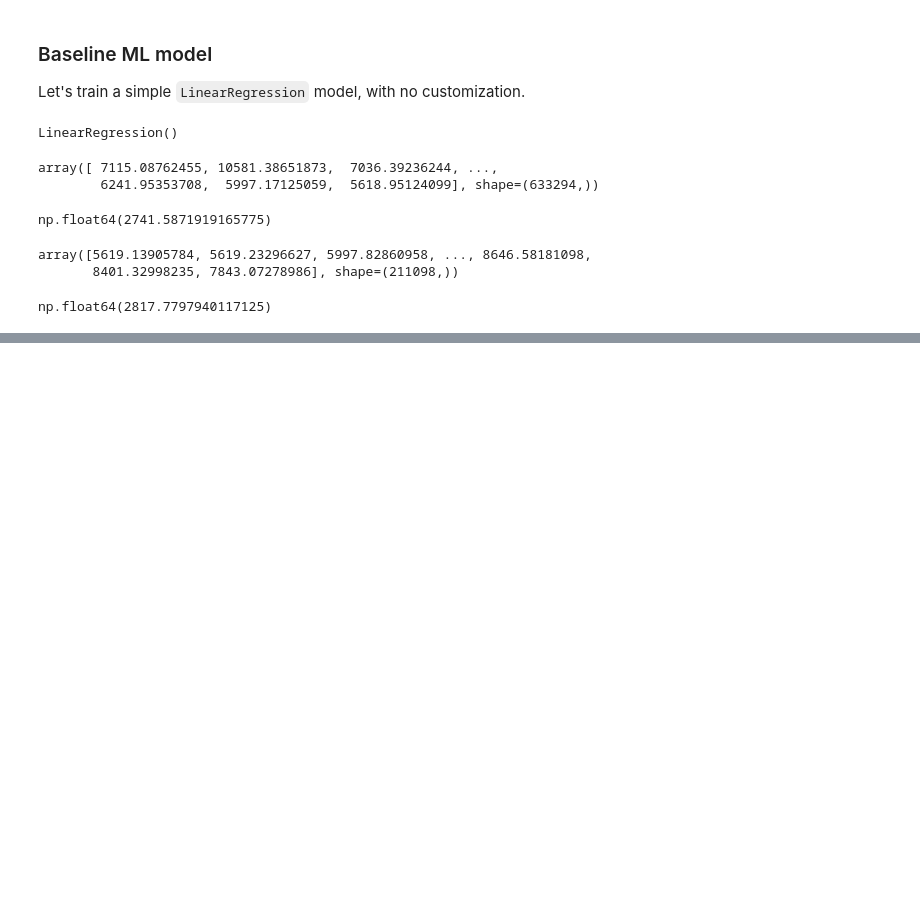
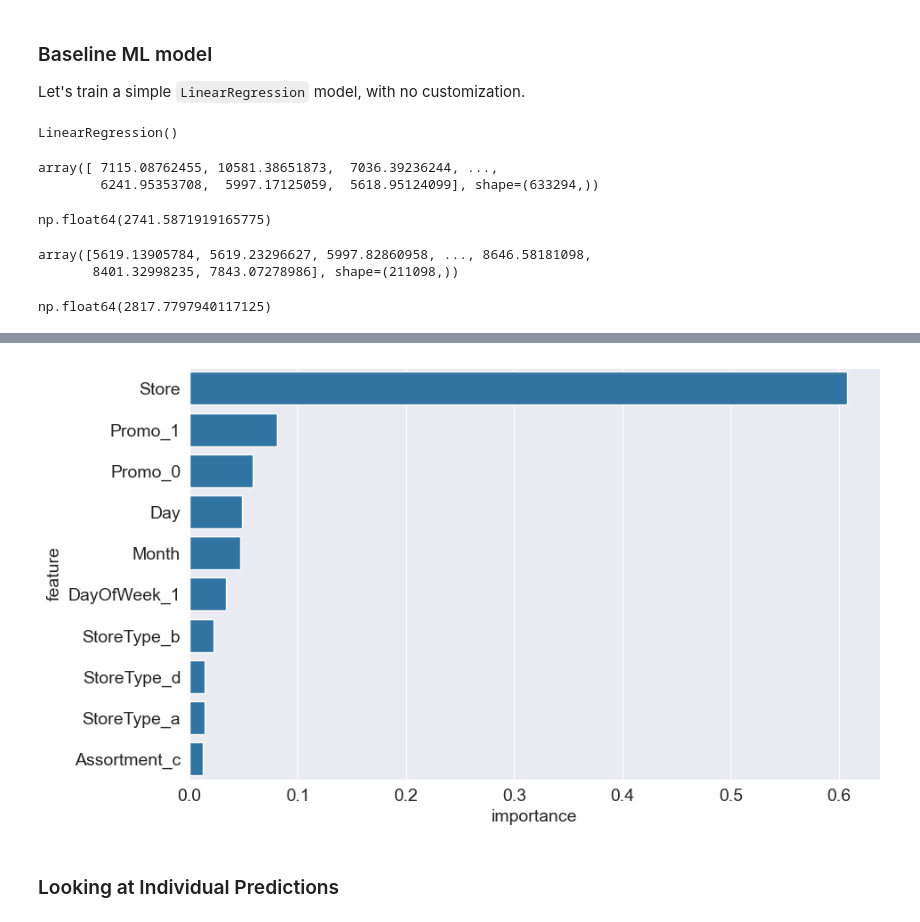
Before and after one commit to John-Fadipe/Machine_Learning_with_Python_and_Scikit_Learn, a Jupyter notebook: How to Approach Machine Learning Projects/How to Approach Machine Learning Projects.ipynb, the cells around one changed output, grey strips where cells are left out. Saved outputs shown, nothing was run; the diff lists cells and outputs as text; code cells hidden in the pictures; blank space fills up the shorter version.

```diff
--- a/How to Approach Machine Learning Projects/How to Approach Machine Learning Projects.ipynb
+++ b/How to Approach Machine Learning Projects/How to Approach Machine Learning Projects.ipynb
@@ -491,0 +544,4 @@ np.float64(2817.7797940117125)
+# %%
+%%time
+rf = RandomForestRegressor(random_state = 42, n_jobs = -1)
+try_model(rf)
@@ -491,0 +585,6 @@ np.float64(2817.7797940117125)
+# %%
+importance_df = pd.DataFrame({
+    "feature": numeric_columns + encoded_columns,
+    "importance": rf.feature_importances_
+}).sort_values("importance", ascending = False)
+importance_df.head(10)
@@ -491,0 +603,6 @@ np.float64(2817.7797940117125)
+# %%
+sns.barplot(data=  importance_df.head(10), x = "importance", y = "feature");
+# %% [output]
+[figure, added]
+# %% [markdown]
+### Looking at Individual Predictions
```
Also changed, not shown: parts of 40 cells of this notebook, 1 other file.
